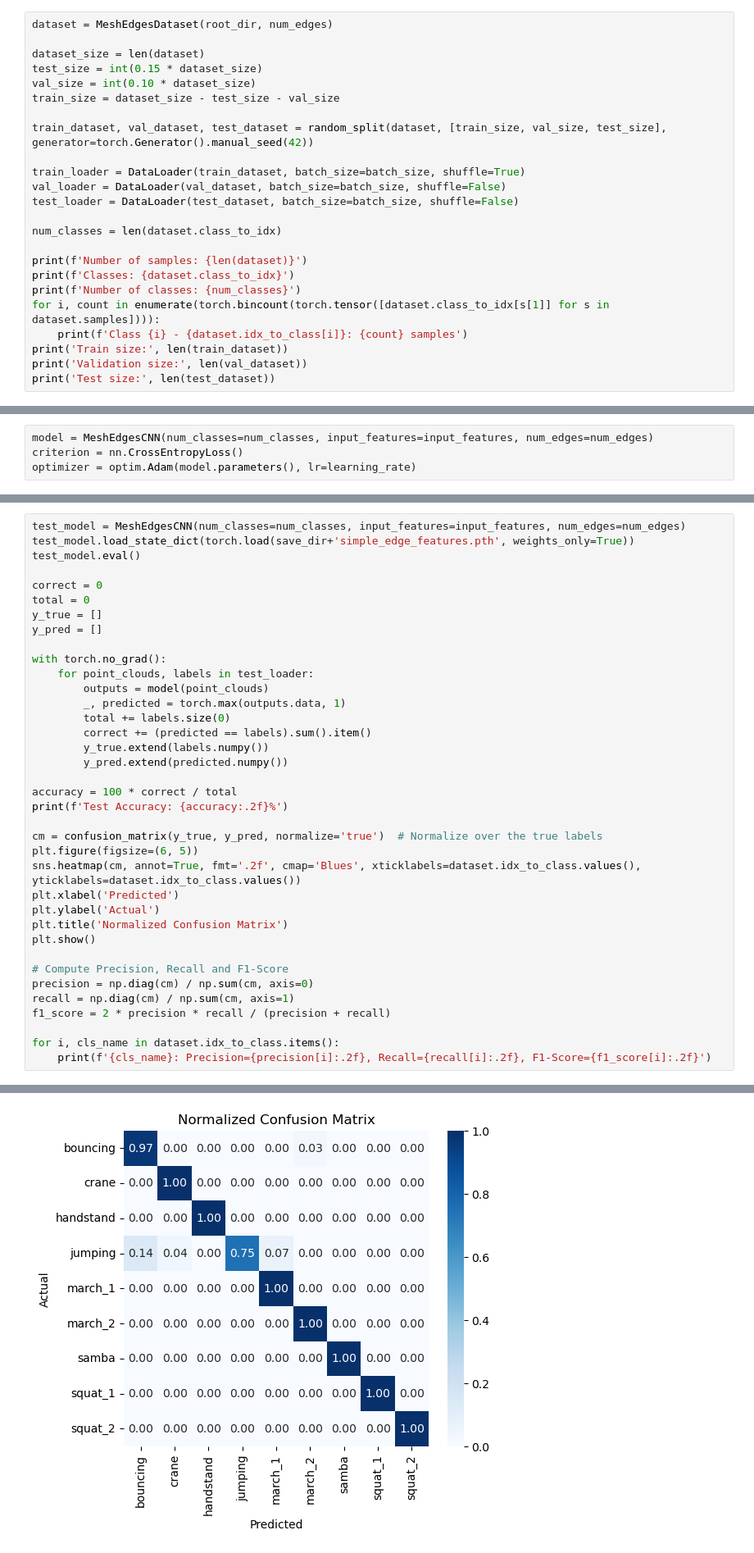
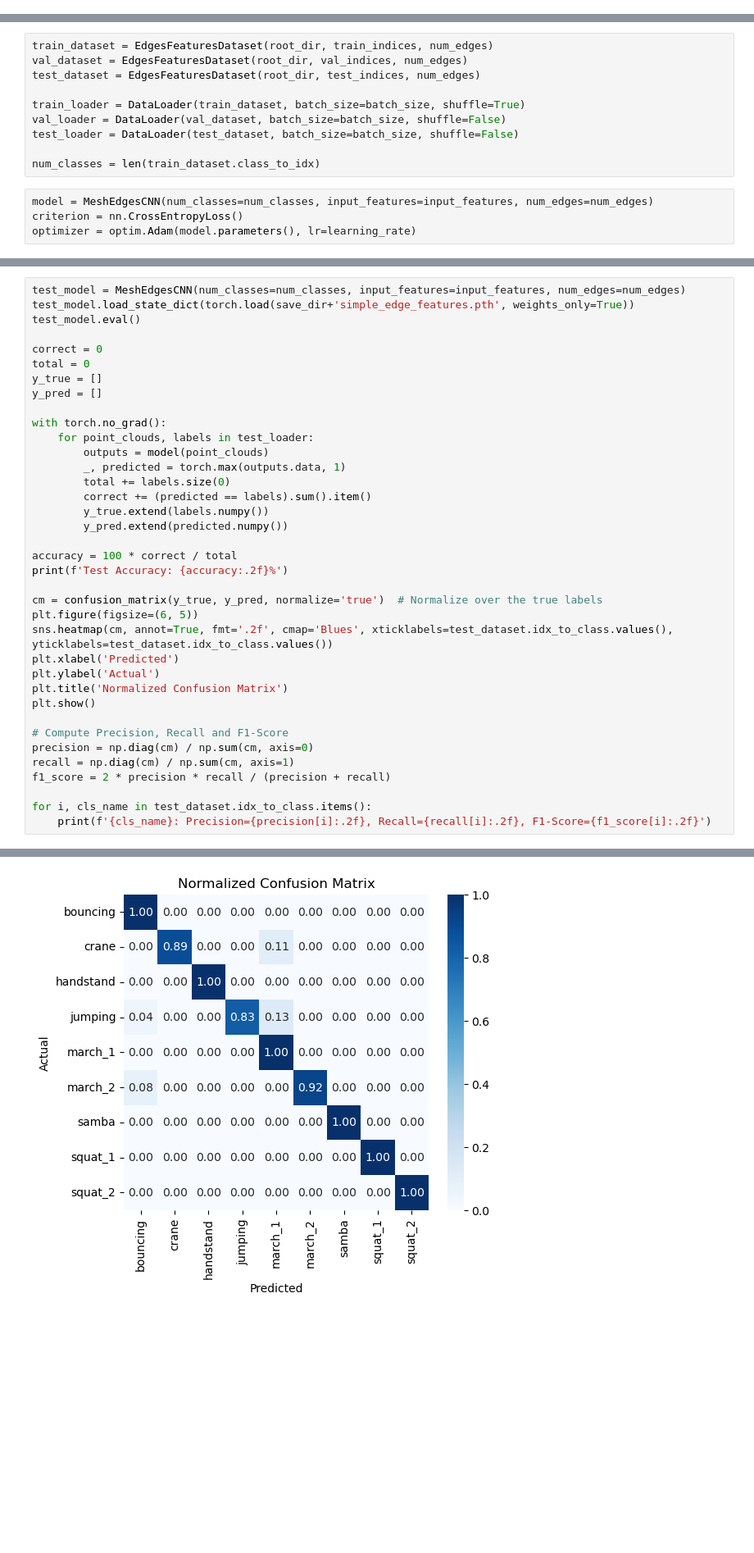
Before and after one commit to ValerioSpagnoli/3DMesh-HumanPoseEstimation, a Jupyter notebook: simple_edge_features.ipynb, the cells around one changed output, grey strips where cells are left out. Shown at 82% size. Drawn from its saved outputs; the diff is of its cells as text; blank space fills up the shorter version.

```diff
--- a/simple_edge_features.ipynb
+++ b/simple_edge_features.ipynb
@@ -96,27 +203,3 @@ class MeshEdgesCNN(nn.Module):
     x = self.fc2(x)
 
     return x
-# %%
-dataset = MeshEdgesDataset(root_dir, num_edges)
-
-dataset_size = len(dataset)
-test_size = int(0.15 * dataset_size)
-val_size = int(0.10 * dataset_size)
-train_size = dataset_size - test_size - val_size
-
-train_dataset, val_dataset, test_dataset = random_split(dataset, [train_size, val_size, test_size], generator=torch.Generator().manual_seed(42))
-
-train_loader = DataLoader(train_dataset, batch_size=batch_size, shuffle=True)
-val_loader = DataLoader(val_dataset, batch_size=batch_size, shuffle=False)
-test_loader = DataLoader(test_dataset, batch_size=batch_size, shuffle=False)
-
-num_classes = len(dataset.class_to_idx)
-
-print(f'Number of samples: {len(dataset)}')
-print(f'Classes: {dataset.class_to_idx}')
-print(f'Number of classes: {num_classes}')
-for i, count in enumerate(torch.bincount(torch.tensor([dataset.class_to_idx[s[1]] for s in dataset.samples]))):
-    print(f'Class {i} - {dataset.idx_to_class[i]}: {count} samples')
-print('Train size:', len(train_dataset))
-print('Validation size:', len(val_dataset))
-print('Test size:', len(test_dataset))
@@ -139,3 +206,13 @@ Test size: 277
+# %%
+train_dataset = EdgesFeaturesDataset(root_dir, train_indices, num_edges)
+val_dataset = EdgesFeaturesDataset(root_dir, val_indices, num_edges)
+test_dataset = EdgesFeaturesDataset(root_dir, test_indices, num_edges)
+
+train_loader = DataLoader(train_dataset, batch_size=batch_size, shuffle=True)
+val_loader = DataLoader(val_dataset, batch_size=batch_size, shuffle=False)
+test_loader = DataLoader(test_dataset, batch_size=batch_size, shuffle=False)
+
+num_classes = len(train_dataset.class_to_idx)
 # %%
 model = MeshEdgesCNN(num_classes=num_classes, input_features=input_features, num_edges=num_edges)
 criterion = nn.CrossEntropyLoss()
@@ -207,7 +293,7 @@ print(f'Test Accuracy: {accuracy:.2f}%')
 
 cm = confusion_matrix(y_true, y_pred, normalize='true')  # Normalize over the true labels
 plt.figure(figsize=(6, 5))
-sns.heatmap(cm, annot=True, fmt='.2f', cmap='Blues', xticklabels=dataset.idx_to_class.values(), yticklabels=dataset.idx_to_class.values())
+sns.heatmap(cm, annot=True, fmt='.2f', cmap='Blues', xticklabels=test_dataset.idx_to_class.values(), yticklabels=test_dataset.idx_to_class.values())
 plt.xlabel('Predicted')
 plt.ylabel('Actual')
 plt.title('Normalized Confusion Matrix')
@@ -218,6 +304,6 @@ precision = np.diag(cm) / np.sum(cm, axis=0)
 recall = np.diag(cm) / np.sum(cm, axis=1)
 f1_score = 2 * precision * recall / (precision + recall)
 
-for i, cls_name in dataset.idx_to_class.items():
+for i, cls_name in test_dataset.idx_to_class.items():
     print(f'{cls_name}: Precision={precision[i]:.2f}, Recall={recall[i]:.2f}, F1-Score={f1_score[i]:.2f}')
 # %% [output]
@@ -225 +311 @@ Test Accuracy: 97.11%
-[figure, old version]
+[figure, new version]
```
Also changed, not shown: parts of 9 cells of this notebook, 4 other files.
